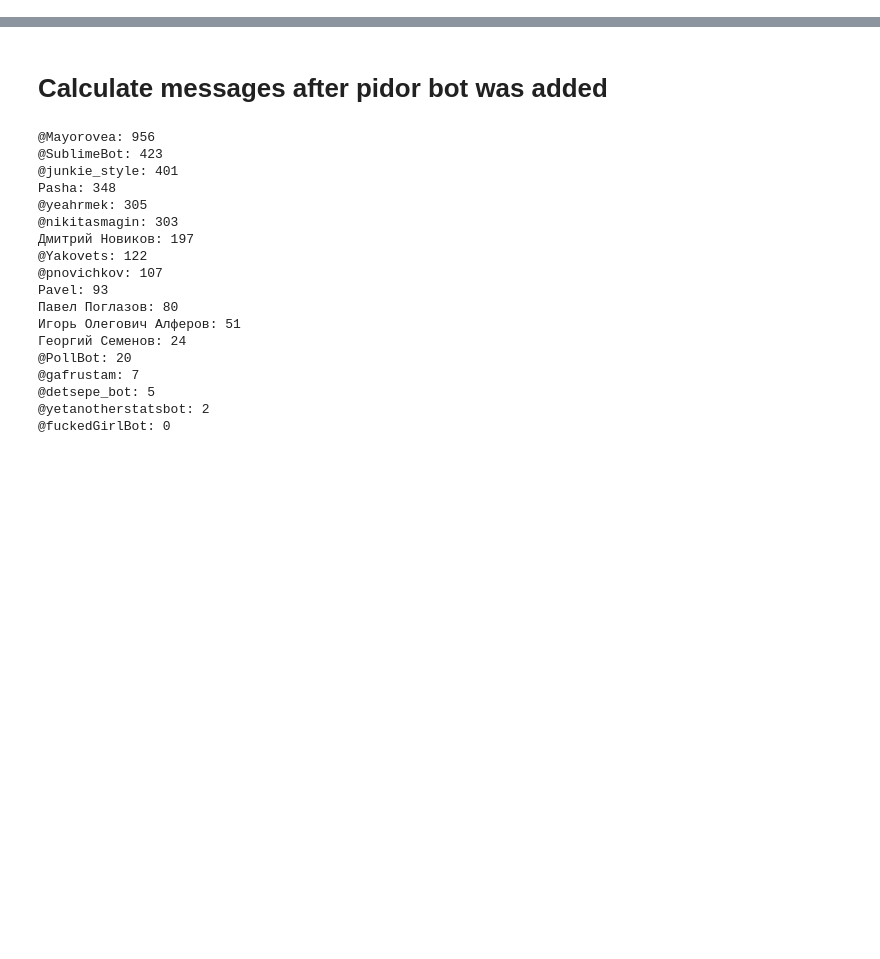
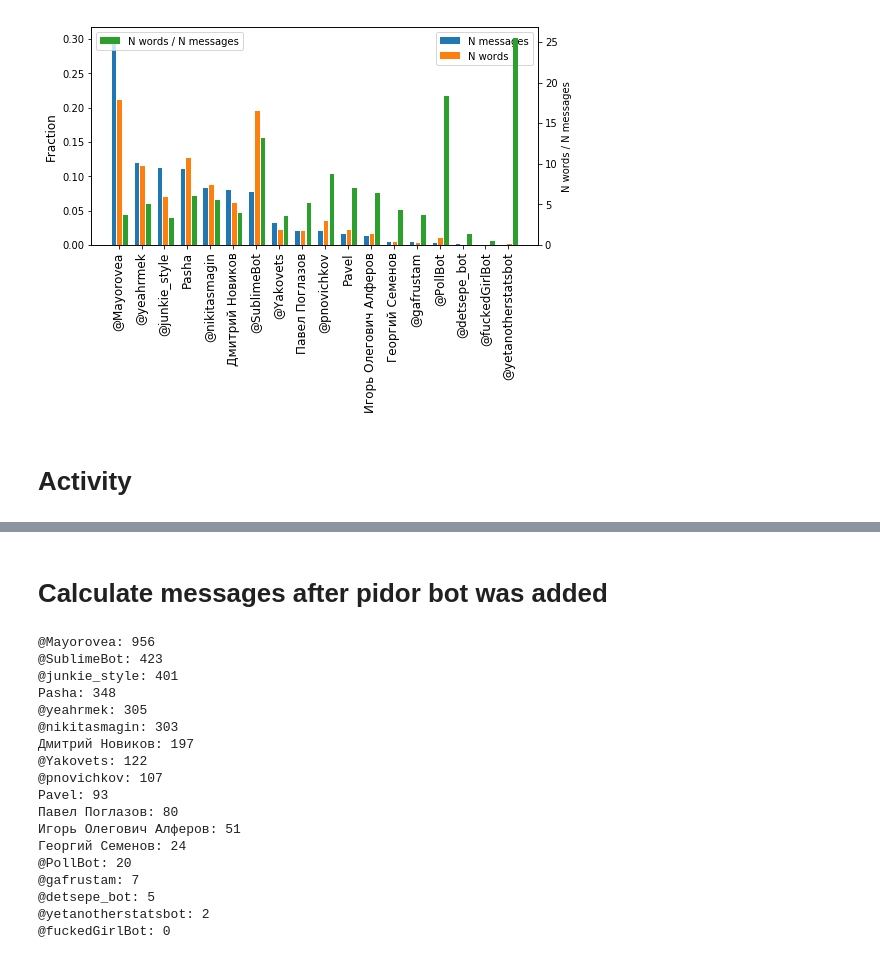
Before and after one commit to Arta13488/leo8, a Jupyter notebook: telethon.ipynb, the cells around one changed output, grey strips where cells are left out. Saved outputs shown, nothing was run; the diff lists cells and outputs as text; code cells hidden in the pictures; blank space fills up the shorter version.

Commit message:
* Visualization of user acitivity

```diff
--- a/telethon.ipynb
+++ b/telethon.ipynb
@@ -27,0 +34,11 @@ history = utils.get_chat_messages(client, chat)
+# %%
+stats = []
+for user in history:
+    stats.append((user, utils.count_messages(history, user)))
+
+import pandas as pd
+import numpy as np
+
+message_stats = np.array(sorted(stats, key=lambda x: x[1], reverse=True))
+message_stats = pd.DataFrame(index=message_stats[:, 0], data=message_stats[:, 1], columns=['N messages'])
+message_stats
@@ -27,0 +65,7 @@ history = utils.get_chat_messages(client, chat)
+# %%
+words_stats = pd.DataFrame()
+for user in history:
+    words_stats.loc[user, 'N words'] = utils.count_words(history, user)
+words_stats.astype(int)
+stats = message_stats.join(words_stats).astype(int)
+stats.sort_values(['N words'], ascending=False)
@@ -27,0 +90,32 @@ history = utils.get_chat_messages(client, chat)
+# %%
+stats['N words / N messages'] = stats['N words'] / stats['N messages']
+# %%
+from matplotlib import pyplot as plt
+
+%matplotlib inline
+
+colors = plt.rcParams['axes.prop_cycle'].by_key()['color']
+
+locs = np.arange(len(stats)) * 4
+fig, ax1 = plt.subplots(figsize=(8, 4))
+ax2 = ax1.twinx()
+
+for i, col_to_plot in enumerate(['N messages', 'N words', 'N words / N messages']):
+    if i == 2:
+        ax2.bar(locs + i, stats[col_to_plot], label=col_to_plot, color=colors[2])
+    else:
+        ax1.bar(locs + i, stats[col_to_plot] / stats[col_to_plot].sum(), label=col_to_plot)
+
+ax1.set_xticks(locs + 0.8)
+ax1.set_xticklabels(stats.index, rotation=90, fontsize=12)
+# plt.ylabel(col_to_plot, fontsize=12)
+ax1.set_ylabel('Fraction', fontsize=12)
+ax2.set_ylabel('N words / N messages')
+
+ax1.legend(loc='best')
+ax2.legend(loc='best')
+plt.show()
+# %% [output]
+[figure, added]
+# %% [markdown]
+# Activity
```
Also changed, not shown: parts of 18 cells of this notebook, 2 other files.
